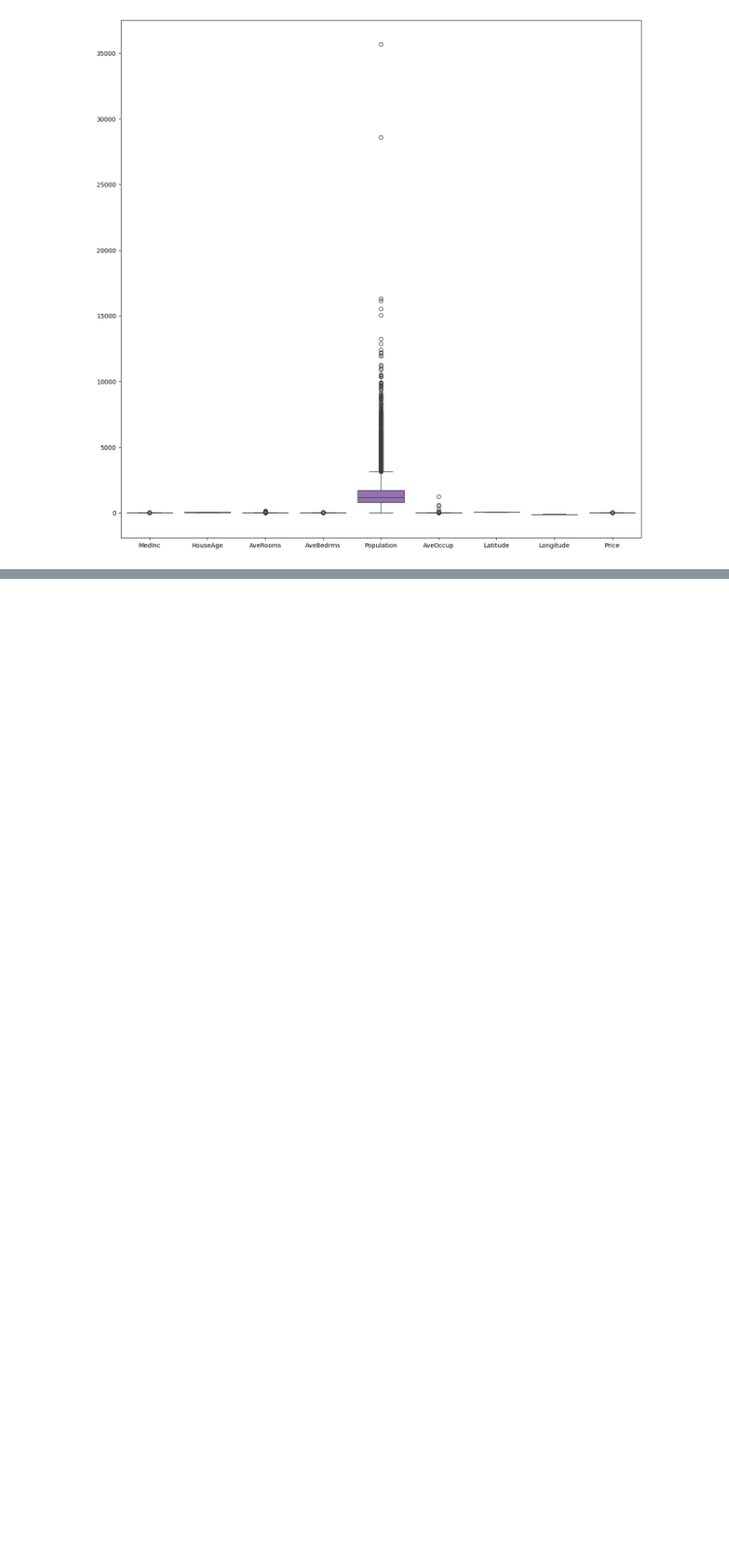
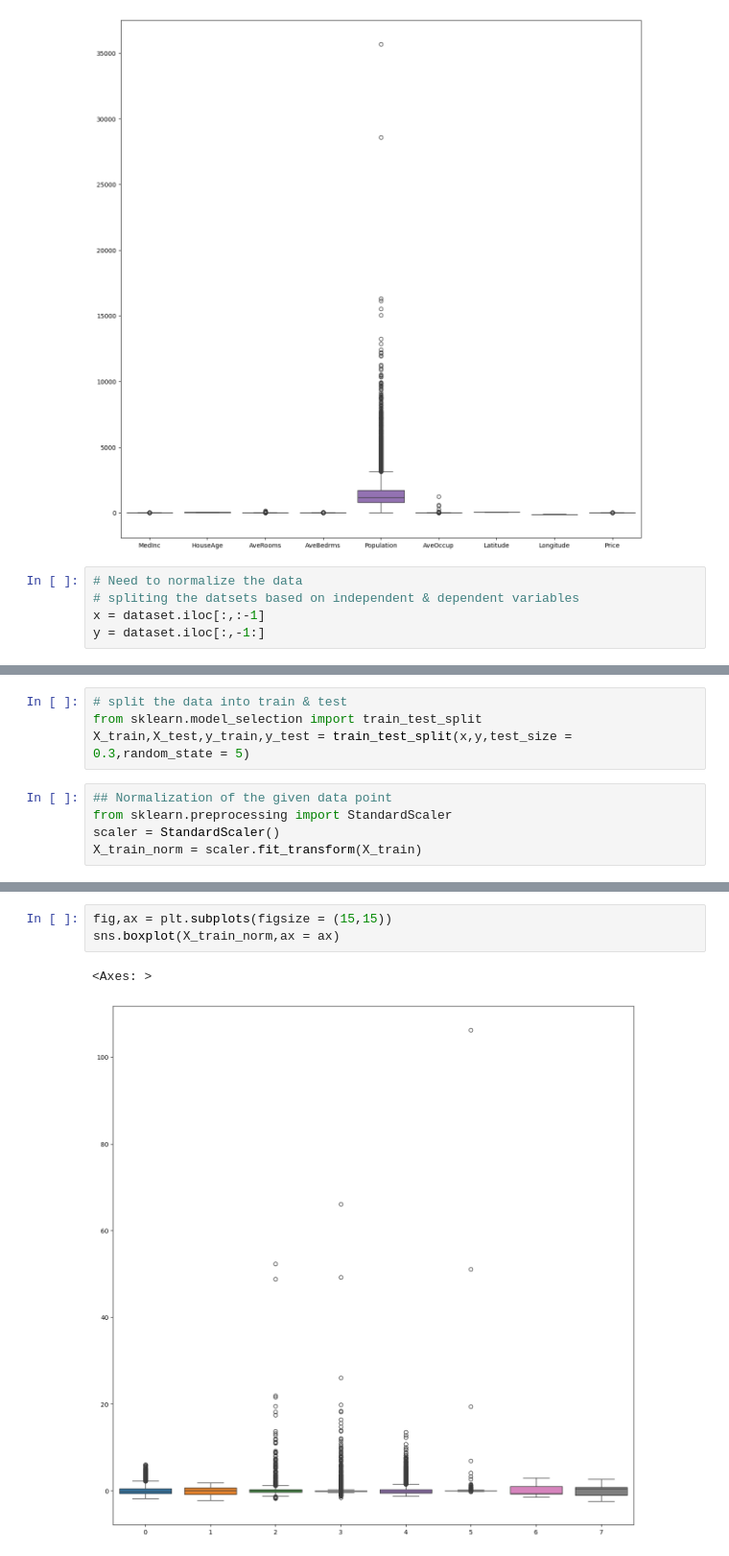
Before and after one commit to Priyabrata111/Predicting_House_Price, a Jupyter notebook: Predict House Prices.ipynb, the cells around one changed output, grey strips where cells are left out. Shown at 96% size. Drawn from its saved outputs; the diff is of its cells as text; blank space fills up the shorter version.

```diff
--- a/Predict House Prices.ipynb
+++ b/Predict House Prices.ipynb
@@ -158,3 +158,8 @@ sns.boxplot(dataset,ax = ax)
 # %% [output]
 <Axes: >
 [figure]
+# %%
+# Need to normalize the data
+# spliting the datsets based on independent & dependent variables
+x = dataset.iloc[:,:-1]
+y = dataset.iloc[:,-1:]
@@ -160,0 +198,9 @@ sns.boxplot(dataset,ax = ax)
+# %%
+# split the data into train & test
+from sklearn.model_selection import train_test_split
+X_train,X_test,y_train,y_test = train_test_split(x,y,test_size = 0.3,random_state = 5)
+# %%
+## Normalization of the given data point
+from sklearn.preprocessing import StandardScaler
+scaler = StandardScaler()
+X_train_norm = scaler.fit_transform(X_train)
@@ -160,0 +223,6 @@ sns.boxplot(dataset,ax = ax)
+# %%
+fig,ax = plt.subplots(figsize = (15,15))
+sns.boxplot(X_train_norm,ax = ax)
+# %% [output]
+<Axes: >
+[figure, added]
```
Also changed, not shown: parts of 4 cells of this notebook.
